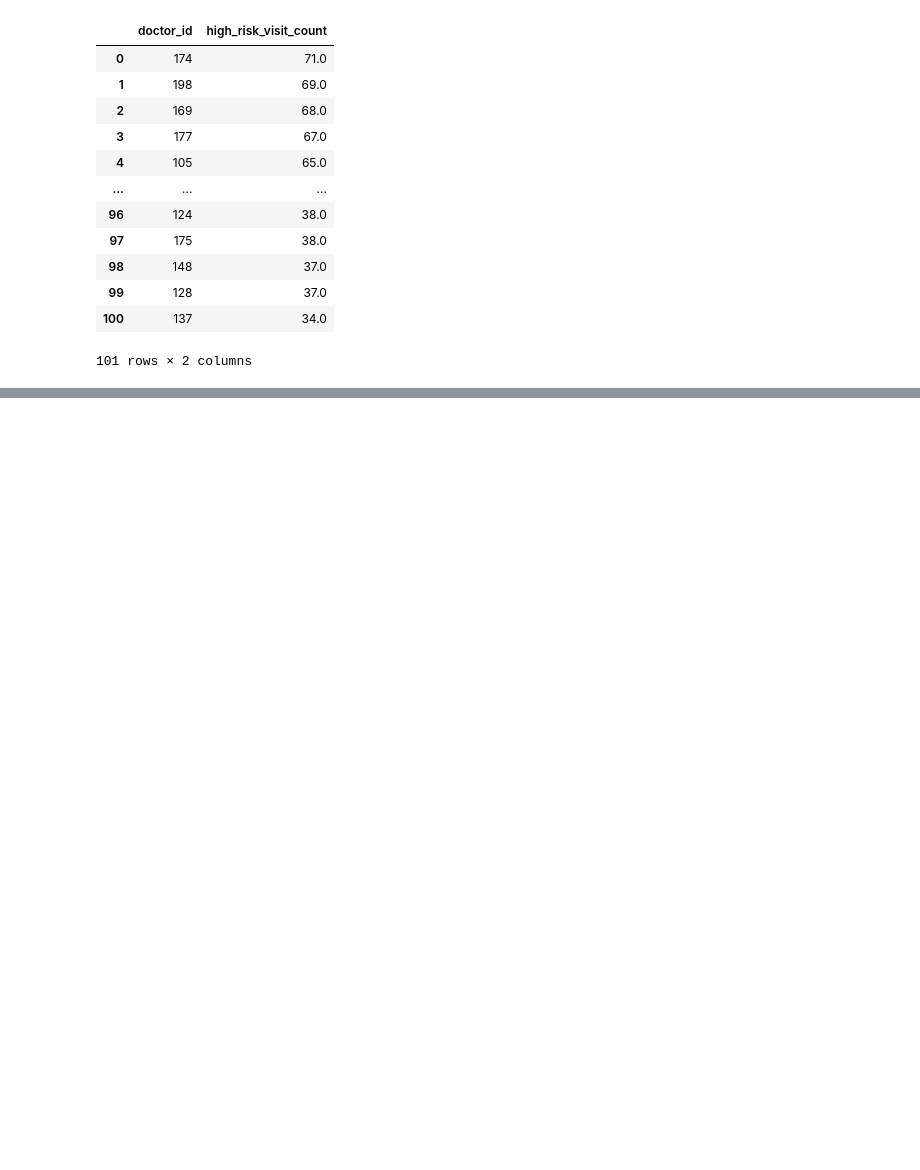
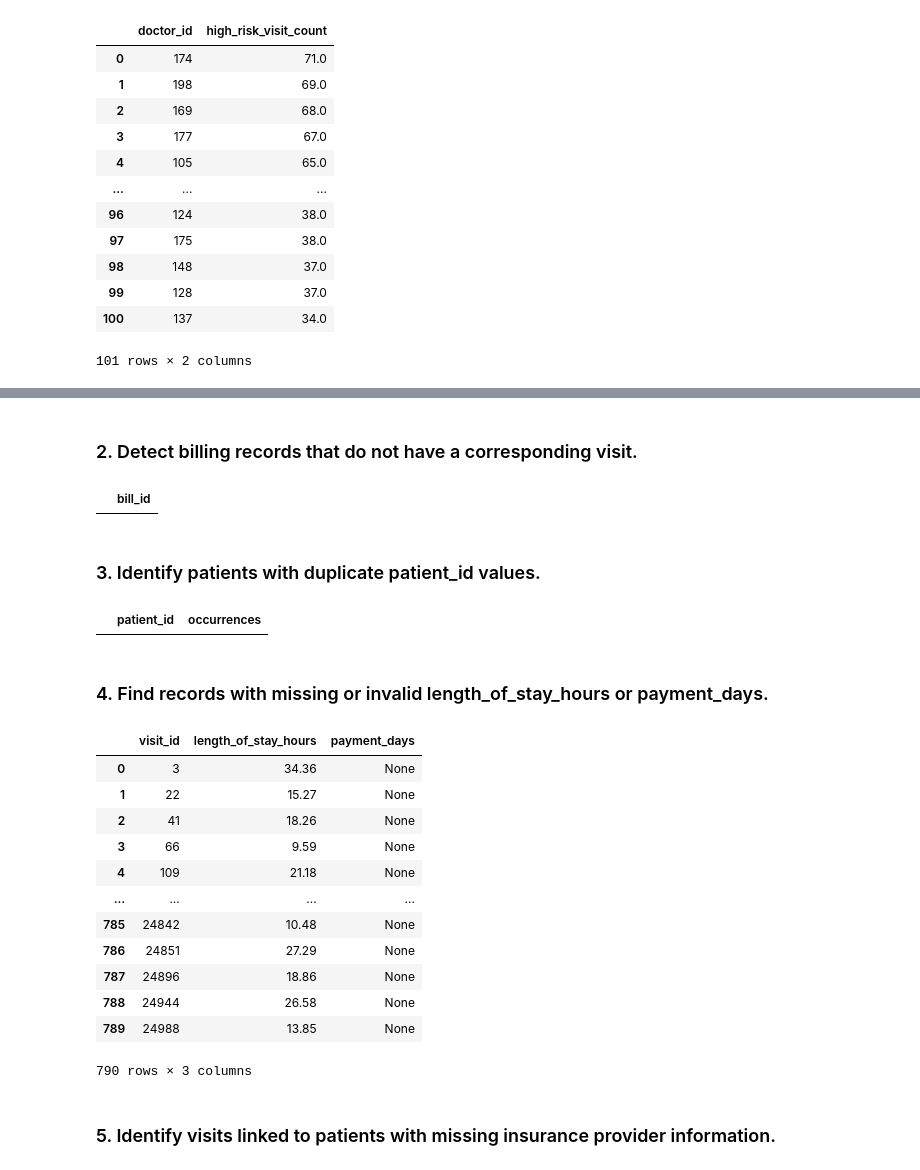
Before and after one commit to NF-laidback/capstone_healthcare_analytics, a Jupyter notebook: notebooks/SQL Queries/Operational_Analysis.ipynb, the cells around one changed output, grey strips where cells are left out. Drawn from its saved outputs; the diff is of its cells as text; code cells hidden in the pictures; blank space fills up the shorter version.

```diff
--- a/notebooks/SQL Queries/Operational_Analysis.ipynb
+++ b/notebooks/SQL Queries/Operational_Analysis.ipynb
@@ -135,0 +304,72 @@ df_doctor_high_risk
+# %% [markdown]
+### 2. Detect billing records that do not have a corresponding visit.
+# %%
+create_view_query_no_visit_record = """
+CREATE OR REPLACE VIEW vw_data_quality_billing_no_visit_record AS
+SELECT t1.bill_id
+FROM billing as t1 LEFT JOIN visits as t2
+ON t1.visit_id = t2.visit_id
+WHERE t2.visit_id IS NULL;
+"""
+
+execute_ddl(create_view_query_no_visit_record)
+
+df_no_visit_record = run_query("SELECT * FROM vw_data_quality_billing_no_visit_record;")
+df_no_visit_record
+# %% [output]
+|  | bill_id |
+# %% [markdown]
+### 3. Identify patients with duplicate patient_id values.
+# %%
+create_view_query_duplicate_patients = """
+CREATE OR REPLACE VIEW vw_data_quality_duplicate_patient_ids AS
+SELECT patient_id,
+COUNT(*) as occurrences
+FROM patients
+GROUP BY patient_id
+HAVING COUNT(*) > 1;
+"""
+
+execute_ddl(create_view_query_duplicate_patients)
+
+df_duplicate_patients = run_query("SELECT * FROM vw_data_quality_duplicate_patient_ids;")
+df_duplicate_patients
+# %% [output]
+|  | patient_id | occurrences |
+# %% [markdown]
+### 4. Find records with missing or invalid length_of_stay_hours or payment_days.
+# %%
+create_view_query_missing_invalid_fields = """
+CREATE OR REPLACE VIEW vw_data_quality_missing_invalid_stay_payment AS
+SELECT
+    t1.visit_id,
+    t1.length_of_stay_hours,
+    t2.payment_days
+FROM visits as t1 JOIN billing as t2
+ON t1.visit_id = t2.visit_id
+WHERE t1.length_of_stay_hours IS NULL
+    OR t1.length_of_stay_hours <= 0
+    OR t2.payment_days IS NULL
+    OR t2.payment_days <= 0;
+"""
+
+execute_ddl(create_view_query_missing_invalid_fields)
+
+df_missing_invalid = run_query("SELECT * FROM vw_data_quality_missing_invalid_stay_payment;")
+df_missing_invalid
+# %% [output]
+|  | visit_id | length_of_stay_hours | payment_days |
+| 0 | 3 | 34.36 | None |
+| 1 | 22 | 15.27 | None |
+| 2 | 41 | 18.26 | None |
+| 3 | 66 | 9.59 | None |
+| 4 | 109 | 21.18 | None |
+| ... | ... | ... | ... |
+| 785 | 24842 | 10.48 | None |
+| 786 | 24851 | 27.29 | None |
+| 787 | 24896 | 18.86 | None |
+| 788 | 24944 | 26.58 | None |
+| 789 | 24988 | 13.85 | None |
+790 rows × 3 columns
+# %% [markdown]
+### 5. Identify visits linked to patients with missing insurance provider information.
```
Also changed, not shown: parts of 15 cells of this notebook, 1 other file.
